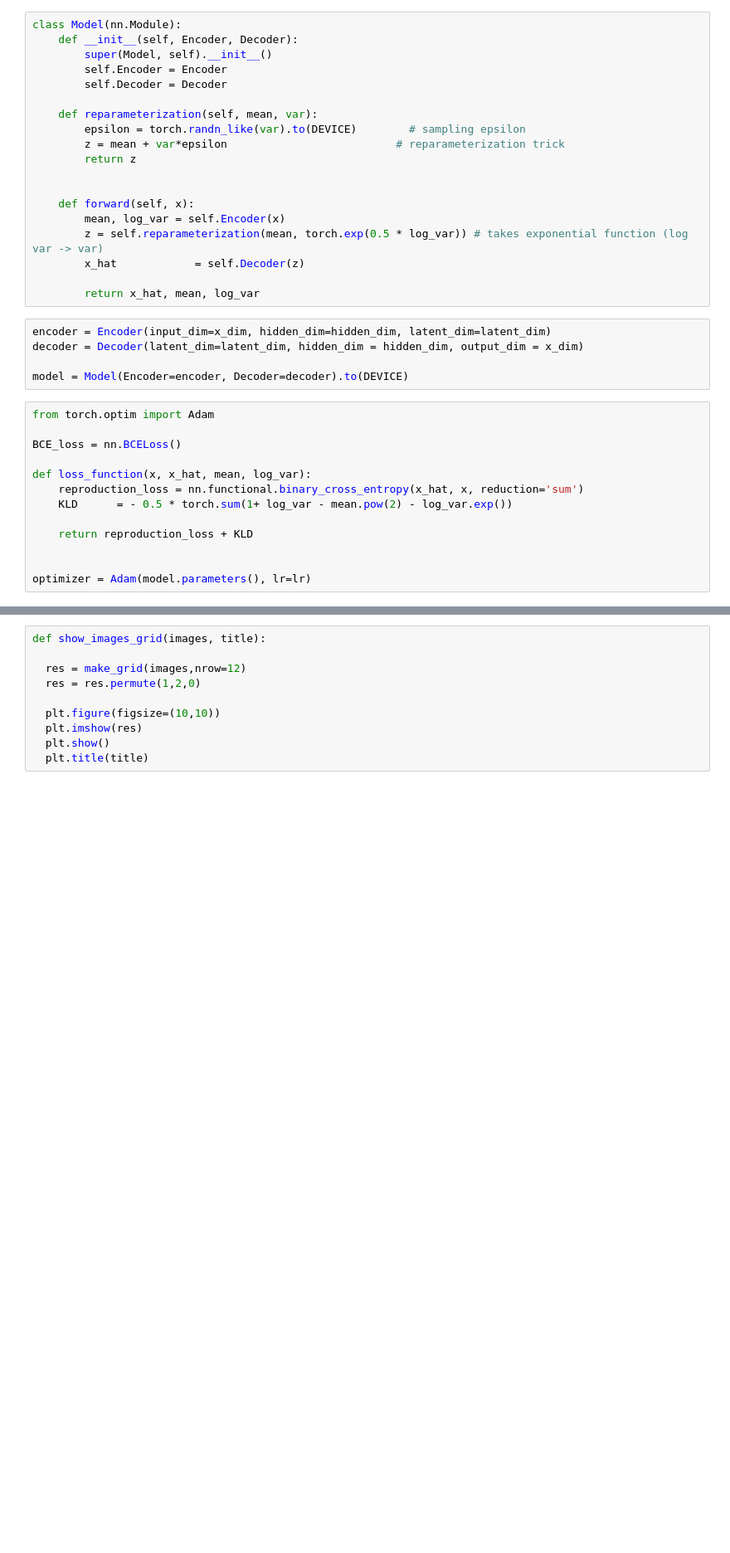
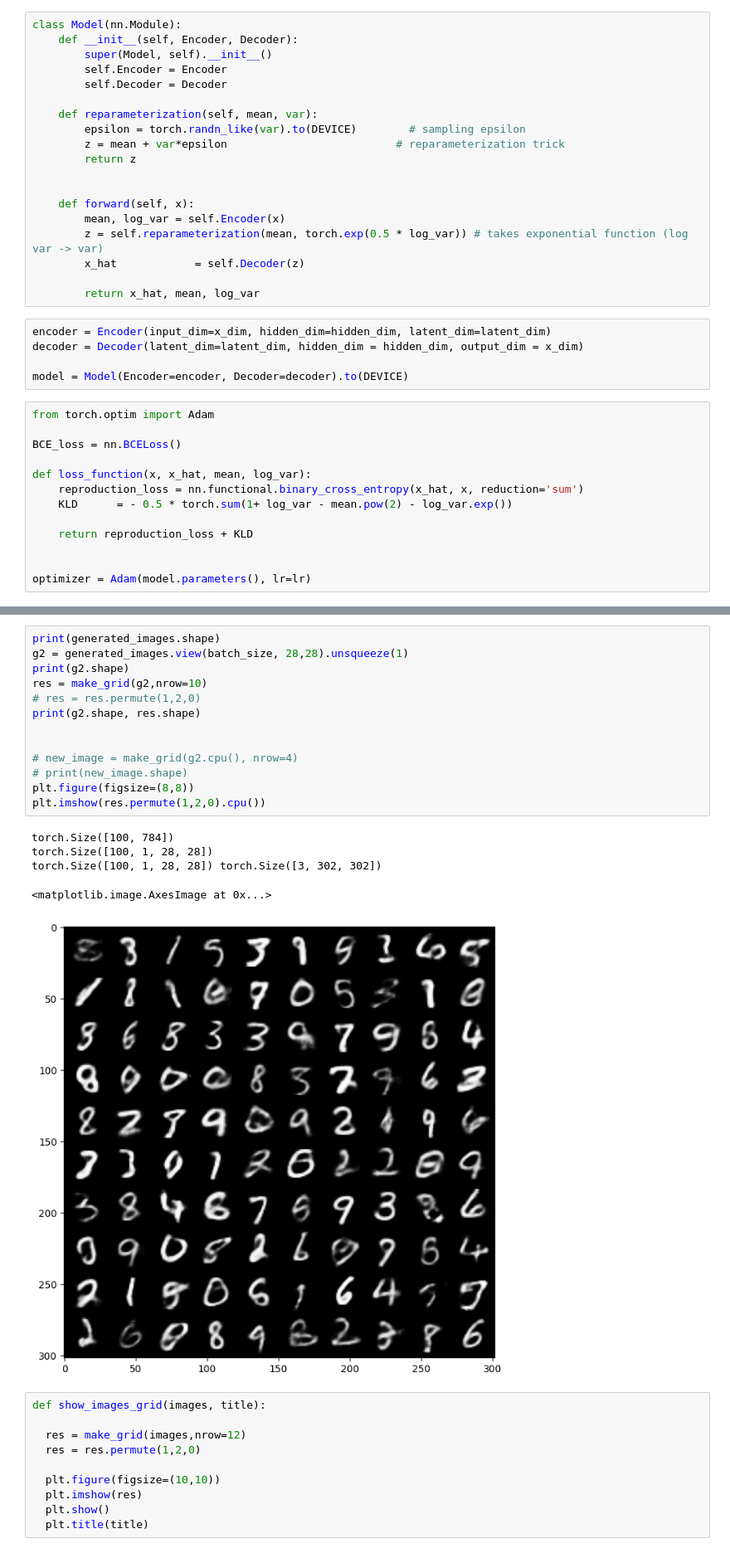
Before and after one commit to rudraxx/pytorch, a Jupyter notebook: 06_VAE_pytorch.ipynb, the cells around one changed output, grey strips where cells are left out. Shown at 83% size. Drawn from its saved outputs; the diff is of its cells as text; blank space fills up the shorter version.

```diff
--- a/06_VAE_pytorch.ipynb
+++ b/06_VAE_pytorch.ipynb
@@ -227,3 +232,22 @@ show_image(generated_images, idx=0)
+# %%
+print(generated_images.shape)
+g2 = generated_images.view(batch_size, 28,28).unsqueeze(1)
+print(g2.shape)
+res = make_grid(g2,nrow=10)
+# res = res.permute(1,2,0)
+print(g2.shape, res.shape)
+
+
+# new_image = make_grid(g2.cpu(), nrow=4)
+# print(new_image.shape)
+plt.figure(figsize=(8,8))
+plt.imshow(res.permute(1,2,0).cpu())
+# %% [output]
+torch.Size([100, 784])
+torch.Size([100, 1, 28, 28])
+torch.Size([100, 1, 28, 28]) torch.Size([3, 302, 302])
+<matplotlib.image.AxesImage at 0x...>
+[figure, added]
 # %%
 def show_images_grid(images, title):
 
```
Also changed, not shown: parts of 11 cells of this notebook.
